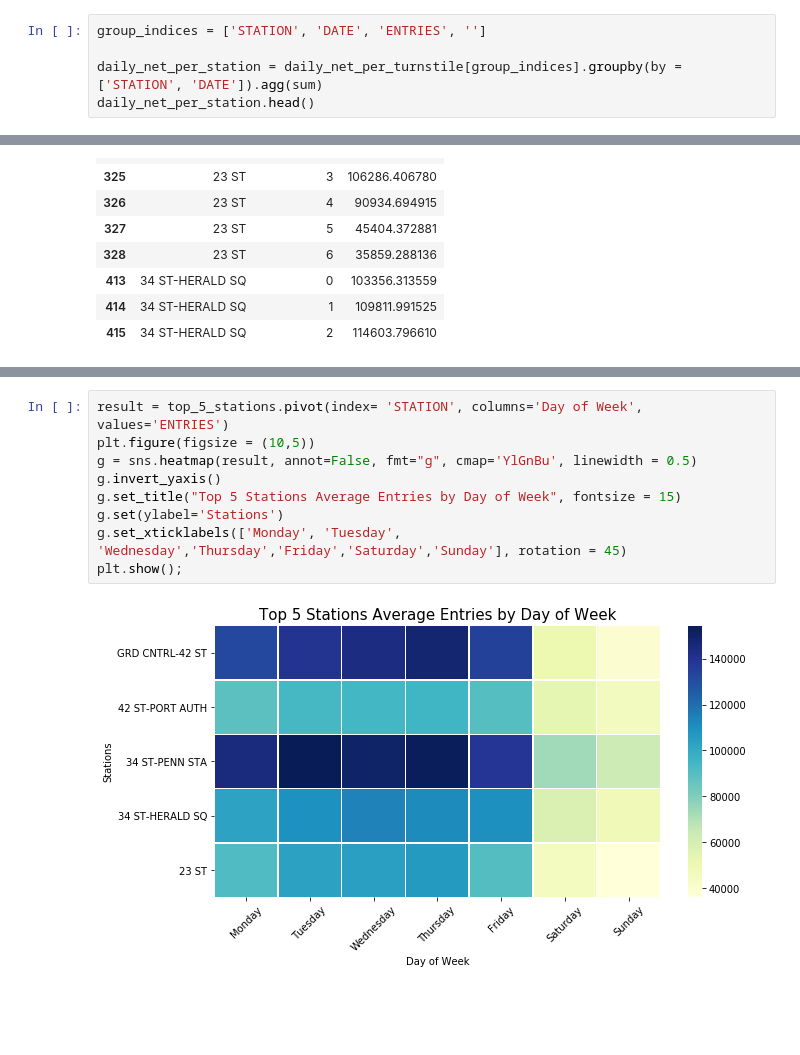
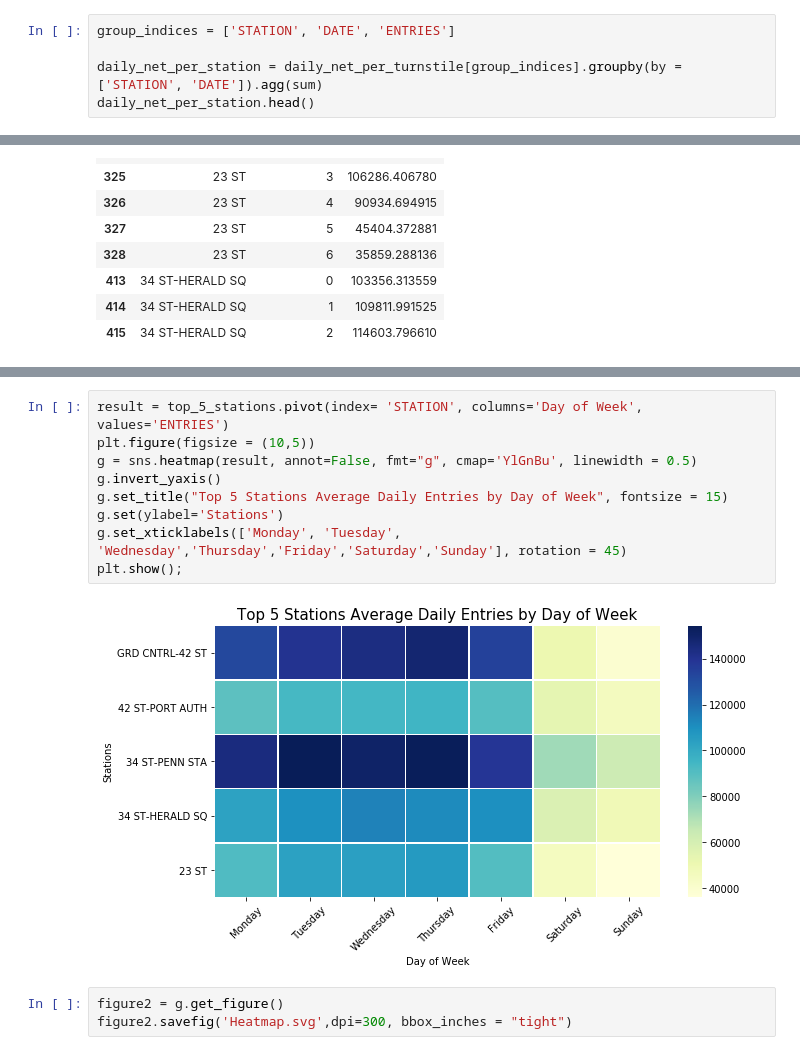
Before and after one commit to alexmuhr/metis_project_1, a Jupyter notebook: Project1_Master.ipynb, the cells around one changed output, grey strips where cells are left out. Cells and saved outputs as stored; diff of their text form; blank space fills up the shorter version.

```diff
--- a/Project1_Master.ipynb
+++ b/Project1_Master.ipynb
@@ -121,7 +114,7 @@ daily_net_per_turnstile.head()
 | 3 | 1 AV | R248 | H007 | 00-00-00 | 01/04/2019 | 3806 |
 | 4 | 1 AV | R248 | H007 | 00-00-00 | 01/05/2019 | 2149 |
 # %%
-group_indices = ['STATION', 'DATE', 'ENTRIES', '']
+group_indices = ['STATION', 'DATE', 'ENTRIES']
 
 daily_net_per_station = daily_net_per_turnstile[group_indices].groupby(by = ['STATION', 'DATE']).agg(sum)
 daily_net_per_station.head()
@@ -297,11 +282,14 @@ result
 # %%
 result = top_5_stations.pivot(index= 'STATION', columns='Day of Week', values='ENTRIES')
 plt.figure(figsize = (10,5))
 g = sns.heatmap(result, annot=False, fmt="g", cmap='YlGnBu', linewidth = 0.5)
 g.invert_yaxis()
-g.set_title("Top 5 Stations Average Entries by Day of Week", fontsize = 15)
+g.set_title("Top 5 Stations Average Daily Entries by Day of Week", fontsize = 15)
 g.set(ylabel='Stations')
 g.set_xticklabels(['Monday', 'Tuesday', 'Wednesday','Thursday','Friday','Saturday','Sunday'], rotation = 45)
 plt.show();
 # %% [output]
-[figure, old version]
+[figure, new version]
+# %%
+figure2 = g.get_figure()
+figure2.savefig('Heatmap.svg',dpi=300, bbox_inches = "tight")
```
Also changed, not shown: parts of 12 cells of this notebook.
